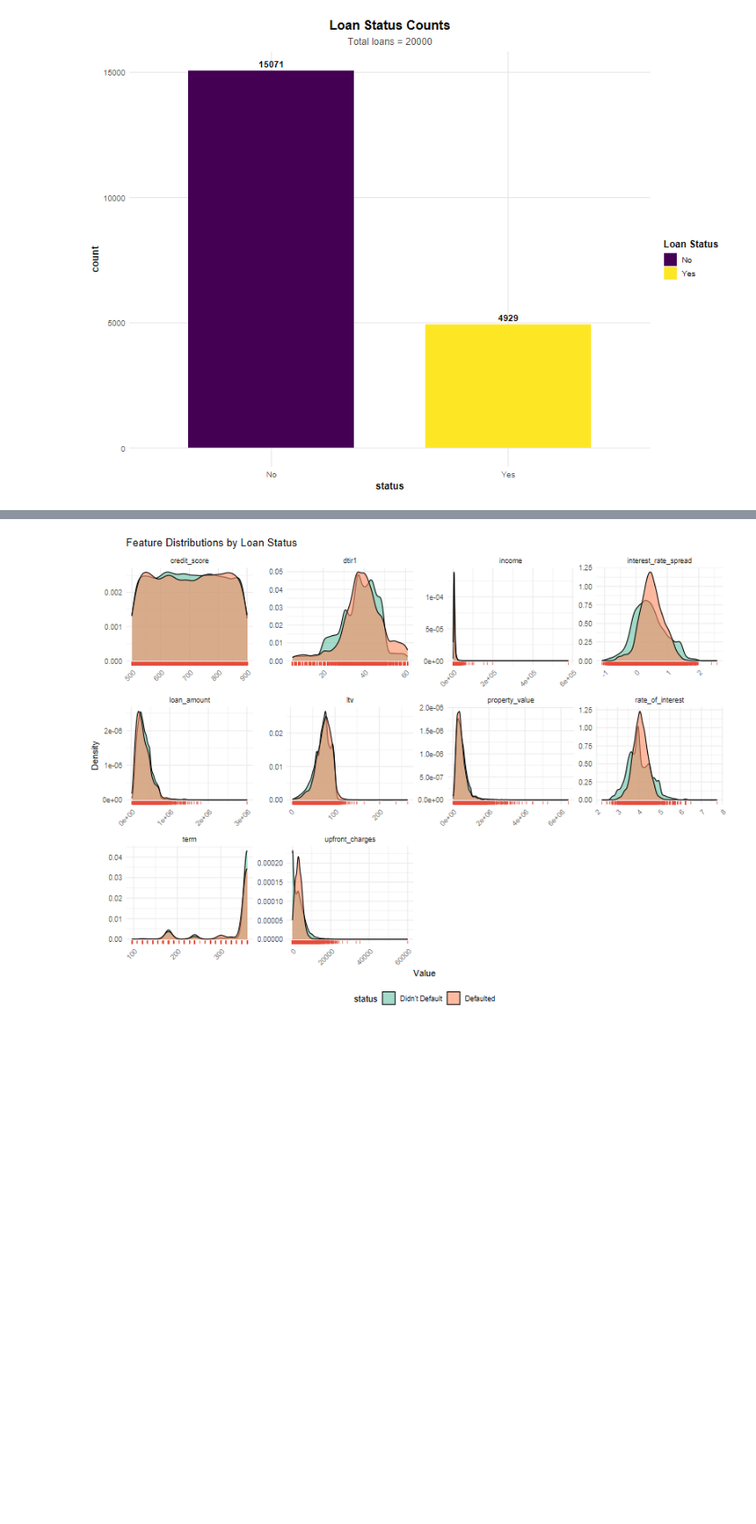
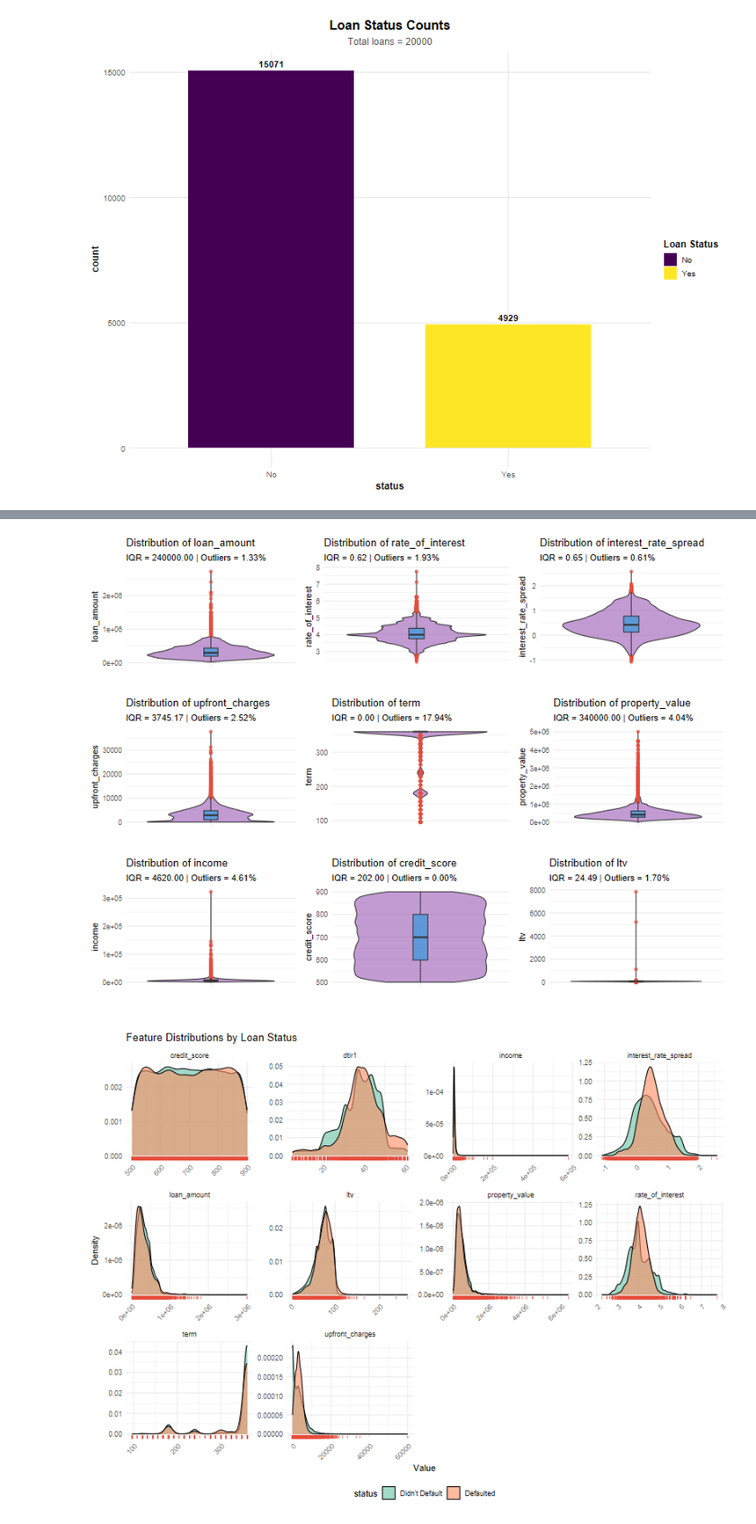
Before and after one commit to Chrisolande/Loan-Default, a Jupyter notebook: loan_data.ipynb, the cells around one changed output, grey strips where cells are left out. Shown at 90% size. Saved outputs shown, nothing was run; the diff lists cells and outputs as text; code cells hidden in the pictures; blank space fills up the shorter version.

```diff
--- a/loan_data.ipynb
+++ b/loan_data.ipynb
@@ -255,3 +246,30 @@ numeric_cols <- imputed_data %>%
+# %%
+library(ggplot2)
+library(gridExtra)
+
+# Function to plot boxplots with violin overlay
+plot_box <- function(data, variable) {
+  q <- quantile(data[[variable]], probs = c(0.25, 0.75), na.rm = TRUE)
+  iqr <- diff(q)
+  bounds <- q + c(-1.5, 1.5) * iqr
+  outlier_pct <- mean(data[[variable]] < bounds[1] | data[[variable]] > bounds[2], na.rm = TRUE) * 100
+
+  ggplot(data, aes(y = .data[[variable]], x = "")) +
+    geom_violin(fill = "#9b59b6", alpha = 0.6) +
+    geom_boxplot(width = 0.1, fill = "#3498db", alpha = 0.7, outlier.color = "#e74c3c") +
+    labs(
+      title = paste("Distribution of", variable),
+      subtitle = sprintf("IQR = %.2f | Outliers = %.2f%%", iqr, outlier_pct),
+      y = variable, x = ""
+    ) +
+    theme_minimal()
+}
+
+# Generate and arrange plots for first 9 numeric features
+plots <- lapply(head(numeric_cols, 9), plot_box, data = data)
+grid.arrange(grobs = plots, ncol = 3)
+# %% [output]
+[figure, added]
 # %%
 numeric_features$features <- as.factor(numeric_features$features)
 # %%
```
Also changed, not shown: parts of 11 cells of this notebook.
